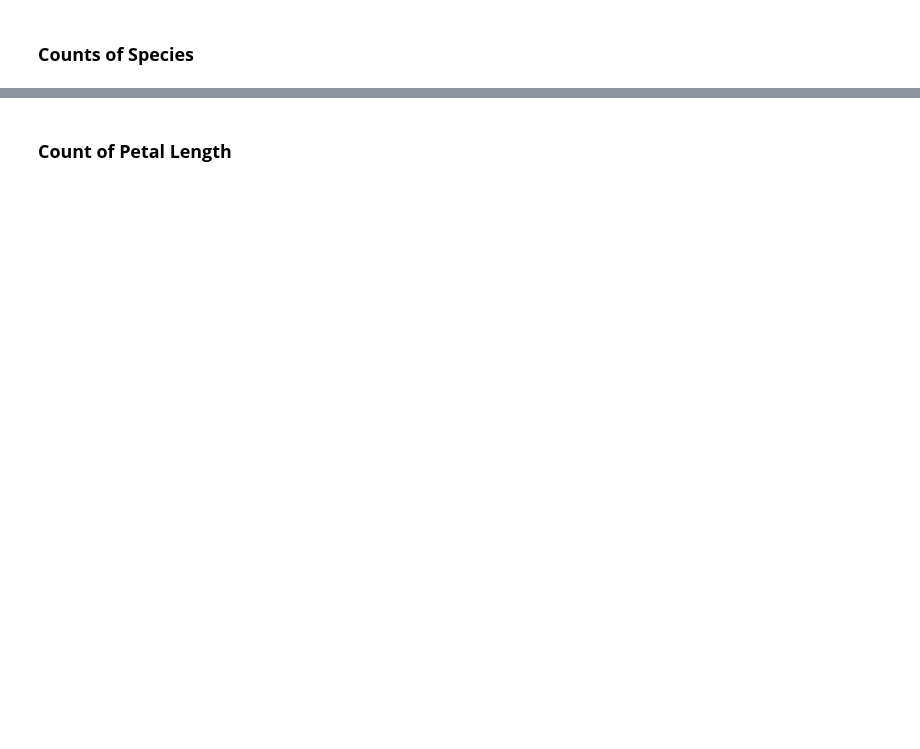
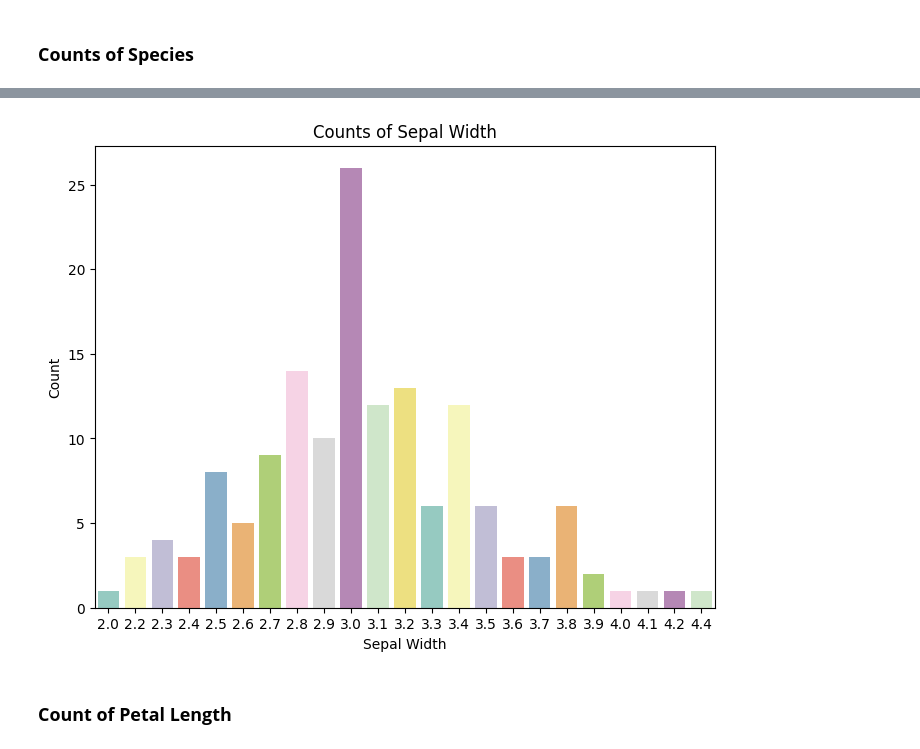
Before and after one commit to IrtizaZaidi356/CODSOFT, a Jupyter notebook: task3_IRIS_Flower_classification.ipynb, the cells around one changed output, grey strips where cells are left out. Cells and saved outputs as stored; diff of their text form; code cells hidden in the pictures; blank space fills up the shorter version.

```diff
--- a/task3_IRIS_Flower_classification.ipynb
+++ b/task3_IRIS_Flower_classification.ipynb
@@ -69,11 +114,13 @@ plt.show()
 # %%
-
+# Count of Sepal width
 plt.figure(figsize=(8, 6))
 sns.countplot(data=di, x='sepal_width', palette='Set3')
-plt.title('Counts of sepal_width')
-plt.xlabel('sepal_width')
+plt.title('Counts of Sepal Width')
+plt.xlabel('Sepal Width')
 plt.ylabel('Count')
 plt.show()
+# %% [output]
+[figure, added]
 # %% [markdown]
 ### **Count of Petal Length**
 # %%
```
Also changed, not shown: parts of 62 cells of this notebook, 1 other file.
